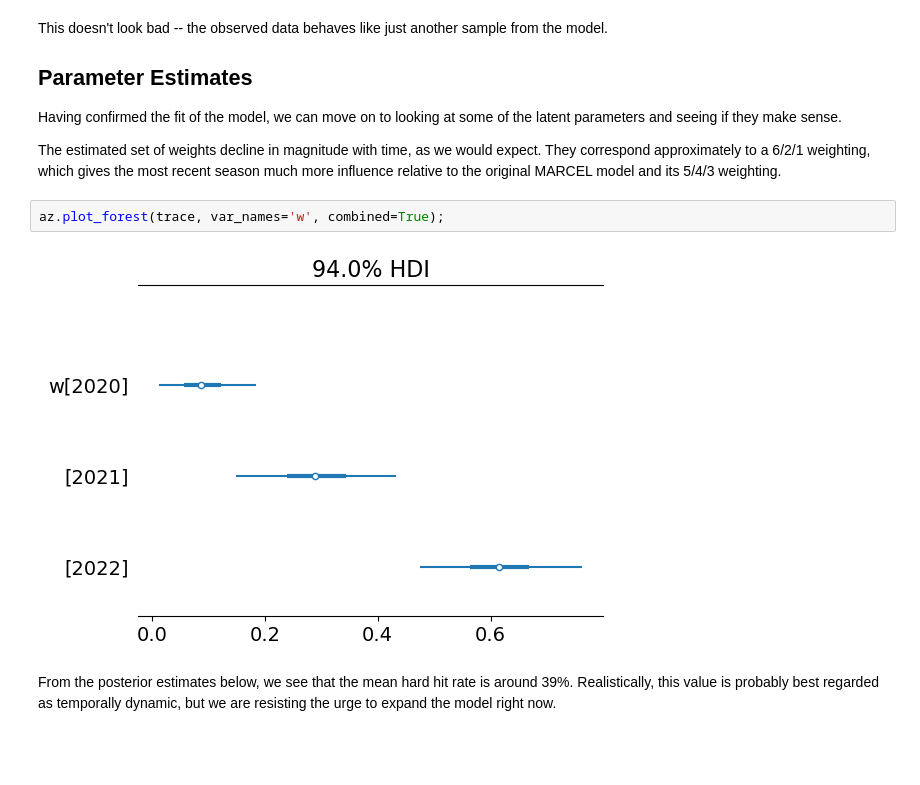
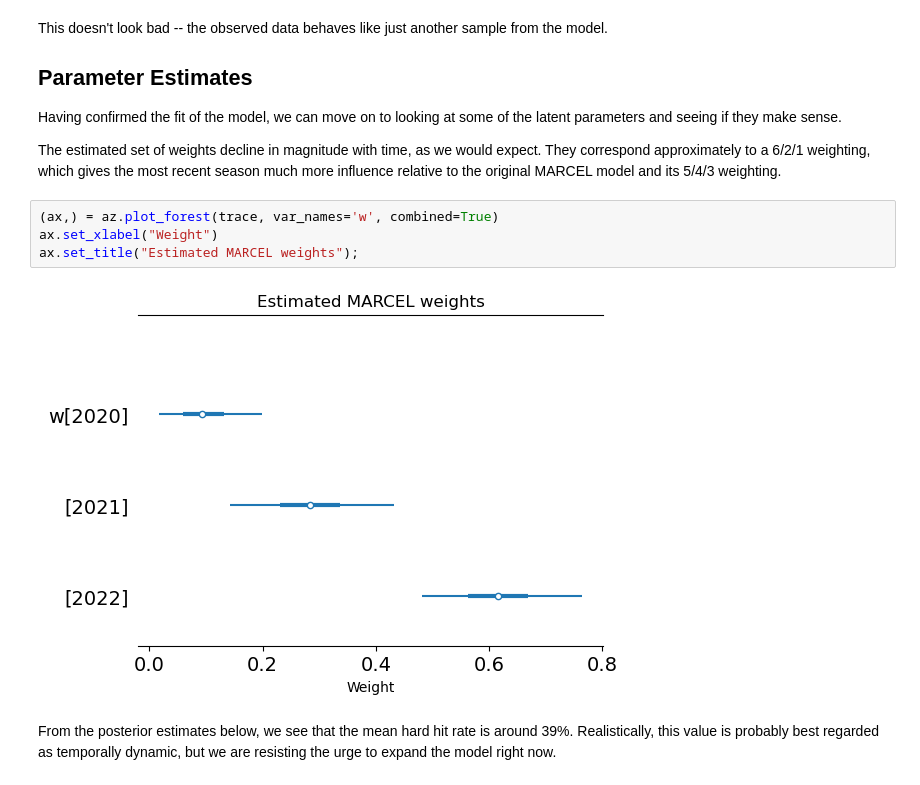
Before and after one commit to fonnesbeck/bayesian_marcel, a Jupyter notebook: marcel.ipynb, the cells around one changed output. Cells and saved outputs as stored; diff of their text form; blank space fills up the shorter version.

```diff
--- a/marcel.ipynb
+++ b/marcel.ipynb
@@ -308,9 +305,11 @@ Having confirmed the fit of the model, we can move on to looking at some of the
 
 The estimated set of weights decline in magnitude with time, as we would expect. They correspond approximately to a 6/2/1 weighting, which gives the most recent season much more influence relative to the original MARCEL model and its 5/4/3 weighting.
 # %%
-az.plot_forest(trace, var_names='w', combined=True);
+(ax,) = az.plot_forest(trace, var_names='w', combined=True)
+ax.set_xlabel("Weight")
+ax.set_title("Estimated MARCEL weights");
 # %% [output]
-[figure, old version]
+[figure, new version]
 # %% [markdown]
 From the posterior estimates below, we see that the mean hard hit rate is around 39%. Realistically, this value is probably best regarded as temporally dynamic, but we are resisting the urge to expand the model right now.
 # %%
```
Also changed, not shown: parts of 10 cells of this notebook.
